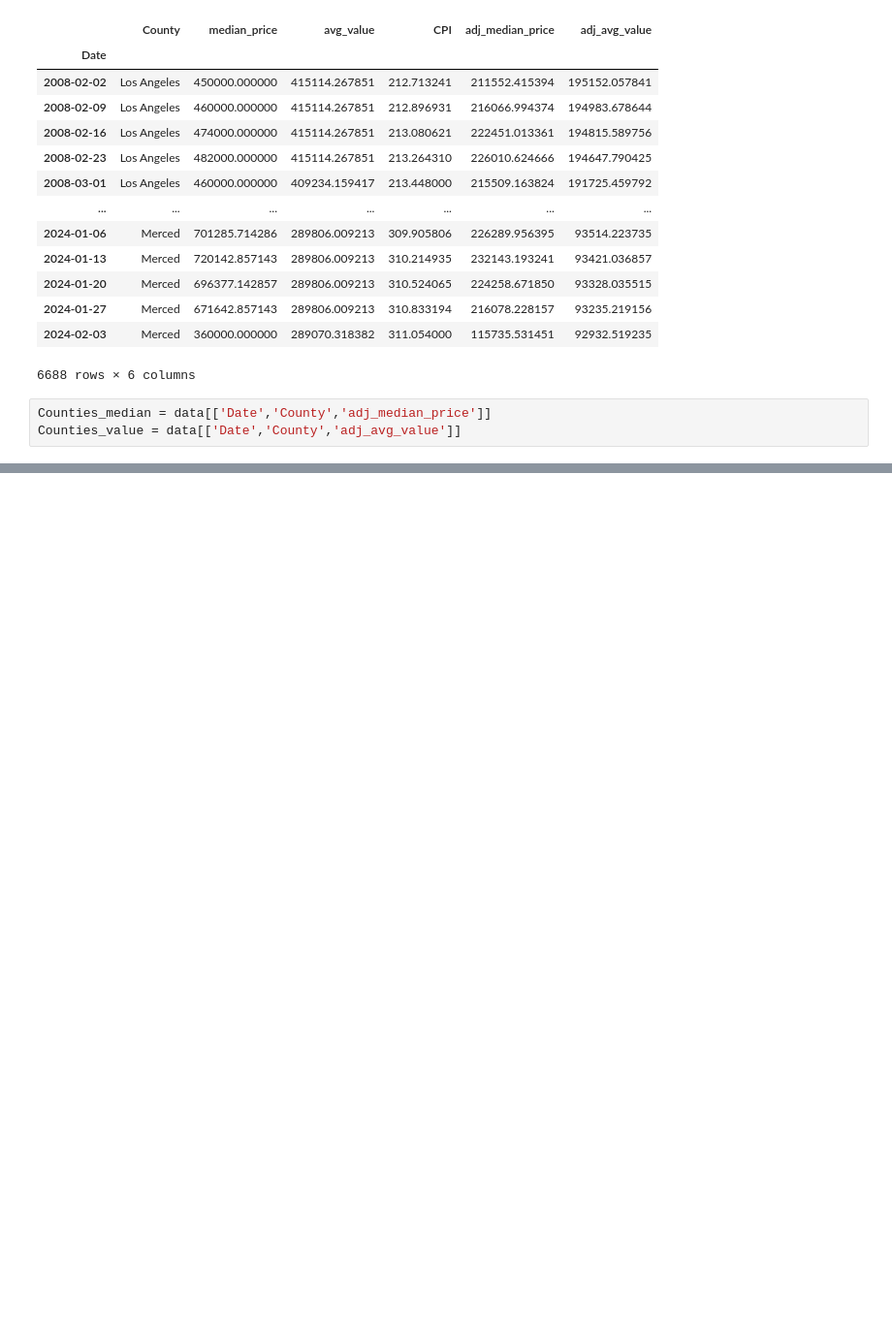
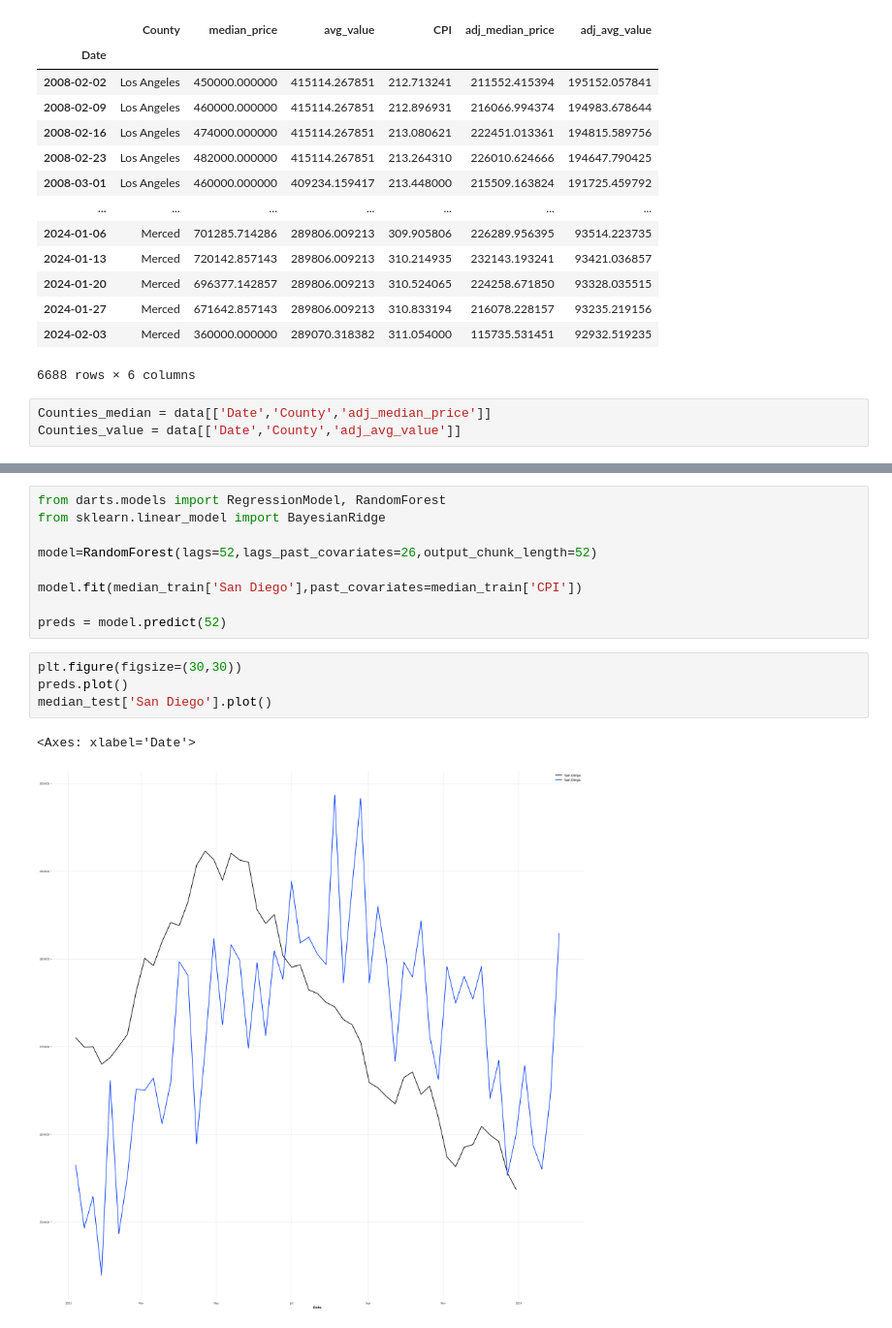
Before and after one commit to AlbertHender/Cali_Housing_forecast, a Jupyter notebook: Housing_model.ipynb, the cells around one changed output, grey strips where cells are left out. Shown at 97% size. Saved outputs shown, nothing was run; the diff lists cells and outputs as text; blank space fills up the shorter version.

```diff
--- a/Housing_model.ipynb
+++ b/Housing_model.ipynb
@@ -59,0 +123,16 @@ CPI = CPI.pivot_table(index='Date',values='CPI')
+# %%
+from darts.models import RegressionModel, RandomForest
+from sklearn.linear_model import BayesianRidge
+
+model=RandomForest(lags=52,lags_past_covariates=26,output_chunk_length=52)
+
+model.fit(median_train['San Diego'],past_covariates=median_train['CPI'])
+
+preds = model.predict(52)
+# %%
+plt.figure(figsize=(30,30))
+preds.plot()
+median_test['San Diego'].plot()
+# %% [output]
+<Axes: xlabel='Date'>
+[figure, added]
```
Also changed, not shown: parts of 17 cells of this notebook.
